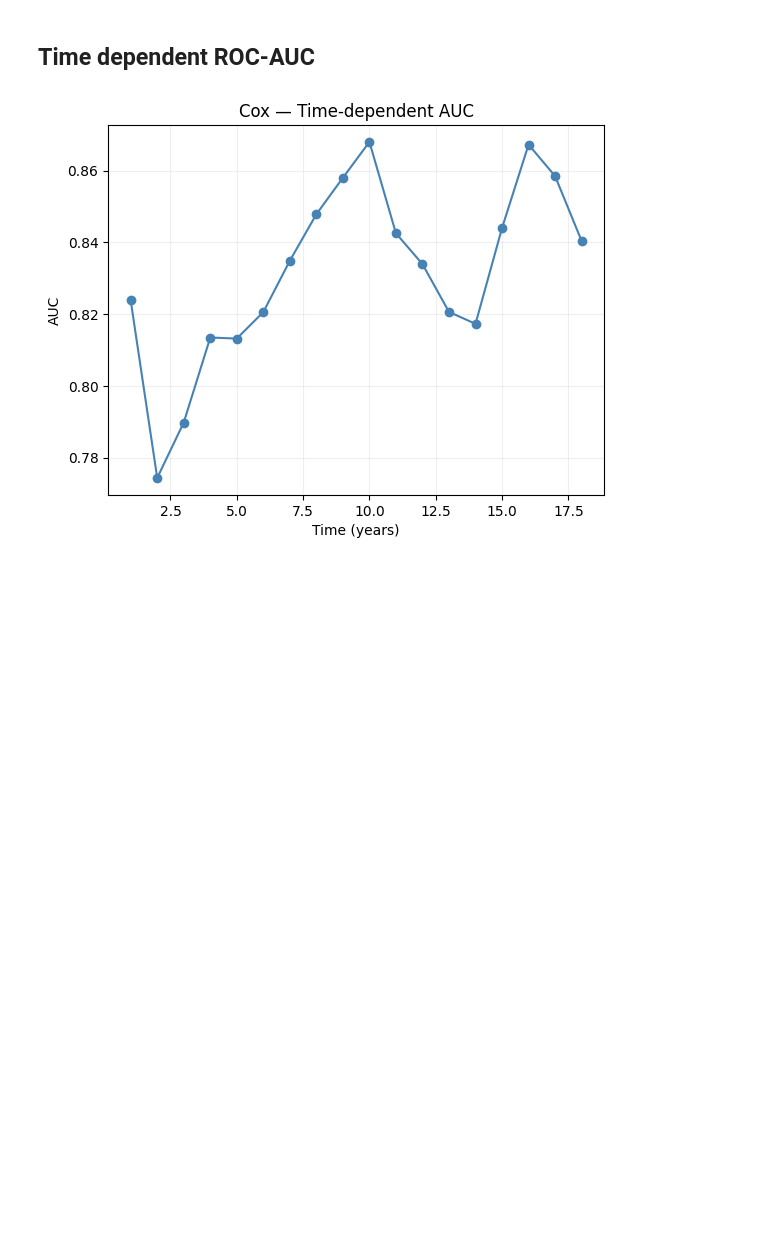
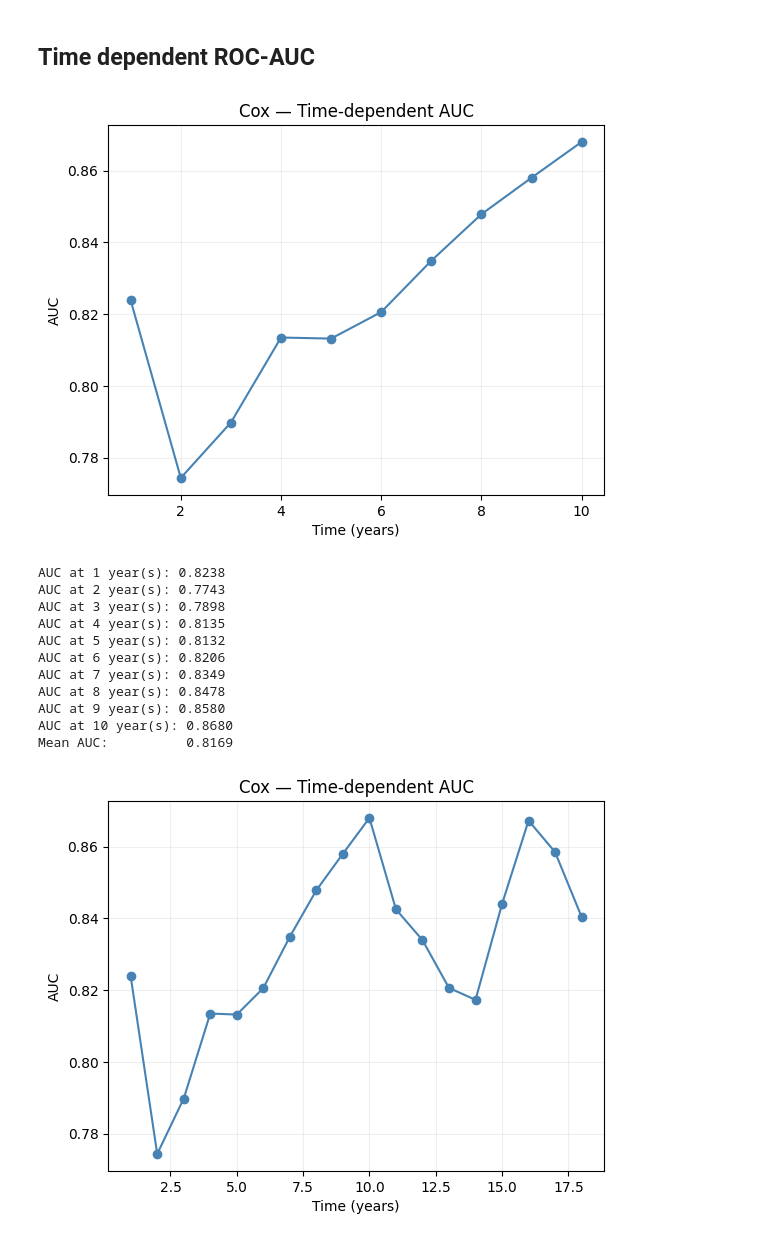
Before and after one commit to mariik4/survival_analysis_of_mci, a Jupyter notebook: notebooks/cox-model.evaluation.ipynb, the cells around one changed output. Saved outputs shown, nothing was run; the diff lists cells and outputs as text; code cells hidden in the pictures; blank space fills up the shorter version.

```diff
--- a/notebooks/cox-model.evaluation.ipynb
+++ b/notebooks/cox-model.evaluation.ipynb
@@ -359,5 +367,34 @@ plt.show()
 # %% [markdown]
 ## Time dependent ROC-AUC
+# %%
+times_roc   = np.arange(1, 11)
+risk_scores = cox.predict_partial_hazard(test_X).values
+auc_scores, mean_auc = cumulative_dynamic_auc(train_y, test_y, risk_scores, times_roc)
+
+plt.plot(times_roc, auc_scores, marker='o', color='steelblue')
+plt.xlabel("Time (years)")
+plt.ylabel("AUC")
+plt.title("Cox — Time-dependent AUC")
+plt.grid(True, alpha=0.2)
+
+plt.show()
+
+for t, a in zip(times_roc, auc_scores):
+    print(f"AUC at {t:.0f} year(s): {a:.4f}")
+print(f"Mean AUC:          {mean_auc:.4f}")
+# %% [output]
+[figure, added]
+AUC at 1 year(s): 0.8238
+AUC at 2 year(s): 0.7743
+AUC at 3 year(s): 0.7898
+AUC at 4 year(s): 0.8135
+AUC at 5 year(s): 0.8132
+AUC at 6 year(s): 0.8206
+AUC at 7 year(s): 0.8349
+AUC at 8 year(s): 0.8478
+AUC at 9 year(s): 0.8580
+AUC at 10 year(s): 0.8680
+Mean AUC:          0.8169
 # %%
 times_roc   = np.arange(int(test_times_min)+1, int(test_times_max) + 1)
 risk_scores = cox.predict_partial_hazard(test_X).values
```
Also changed, not shown: parts of 12 cells of this notebook, 4 other files.
